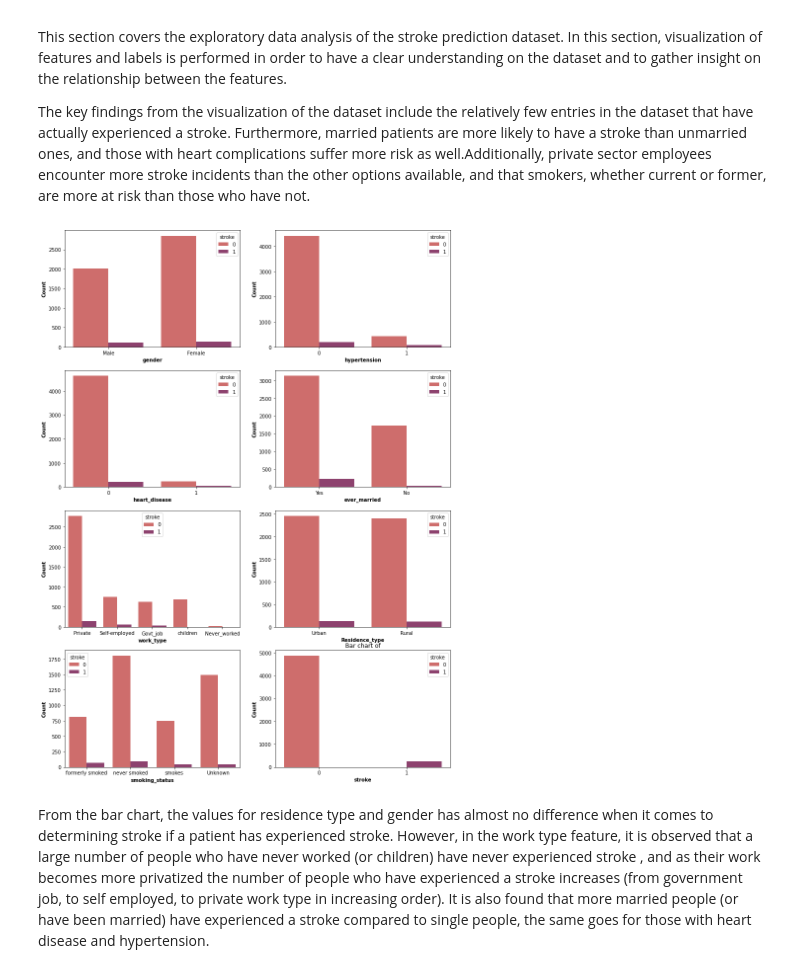
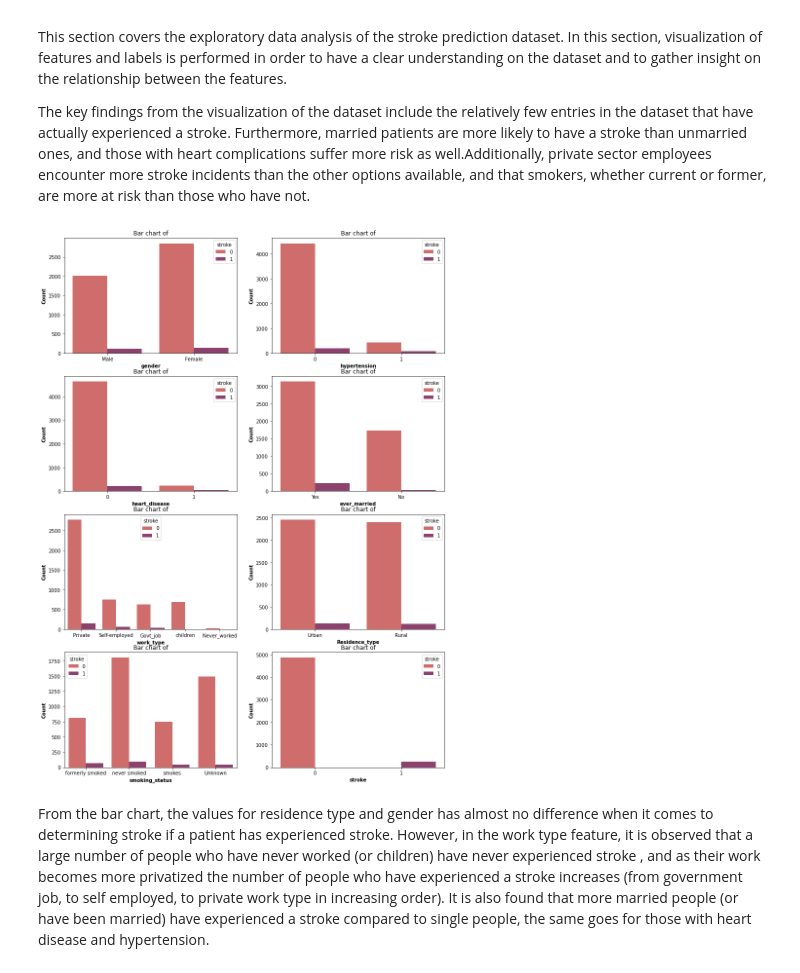
Before and after one commit to NiloJaticoII/STINTSY-Machine-Learning, a Jupyter notebook: MCO_Machine_Learning_Stroke_prediction.ipynb, the cells around one changed output. Drawn from its saved outputs; the diff is of its cells as text; code cells hidden in the pictures.

```diff
--- a/MCO_Machine_Learning_Stroke_prediction.ipynb
+++ b/MCO_Machine_Learning_Stroke_prediction.ipynb
@@ -192,16 +192,15 @@ The key findings from the visualization of the dataset include the relatively fe
 # %%
 df_cat = ['gender','hypertension','heart_disease','ever_married','work_type','Residence_type','smoking_status', 'stroke']
 
 fig, axs = plt.subplots(4, 2, figsize=(14,20))
 axs = axs.flatten()
 
 for i, col_name in enumerate(df_cat):
-    sns.countplot(x=col_name, data=data, ax=axs[i], hue =data['stroke'], palette = 'flare')
-    plt.title("Bar chart of")
+    sns.countplot(x=col_name, data=data, ax=axs[i], hue =data['stroke'], palette = 'flare').set_title("Bar chart of")
     axs[i].set_xlabel(f"{col_name}", weight = 'bold')
     axs[i].set_ylabel('Count', weight='bold')
 # %% [output]
-[figure, old version]
+[figure, new version]
 # %% [markdown]
 From the bar chart, the values for residence type and gender has almost no difference when it comes to determining stroke if a patient has experienced stroke. However, in the work type feature, it is observed that a large number of people who have never worked (or children) have never experienced stroke , and as their work becomes more privatized the number of people who have experienced a stroke increases (from government job, to self employed, to private work type in increasing order). It is also found that more married people (or have been married) have experienced a stroke compared to single people, the same goes for those with heart disease and hypertension.
 # %%
```
Also changed, not shown: parts of 4 cells of this notebook.
